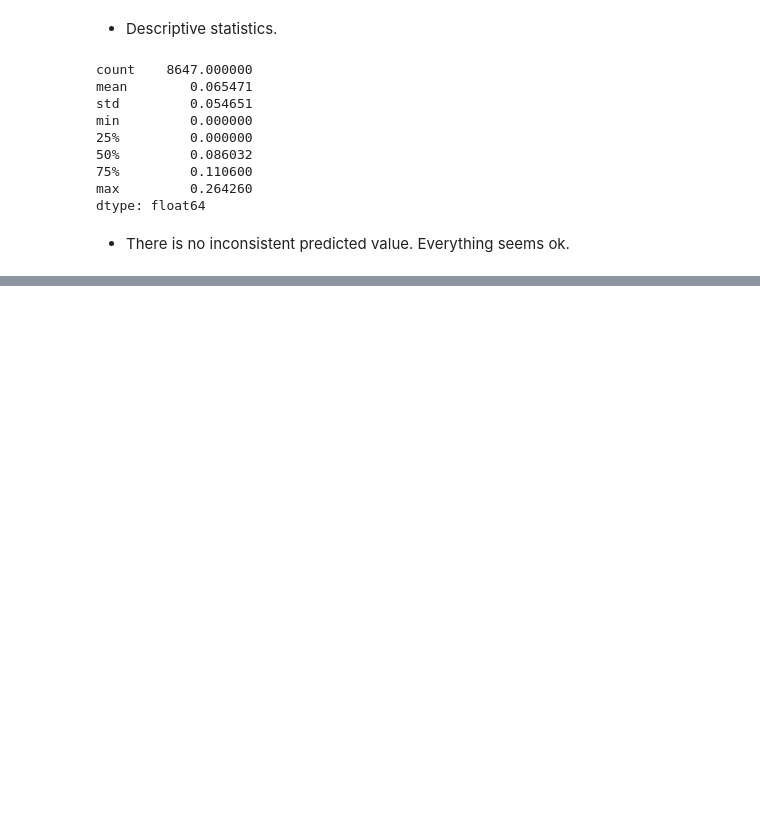
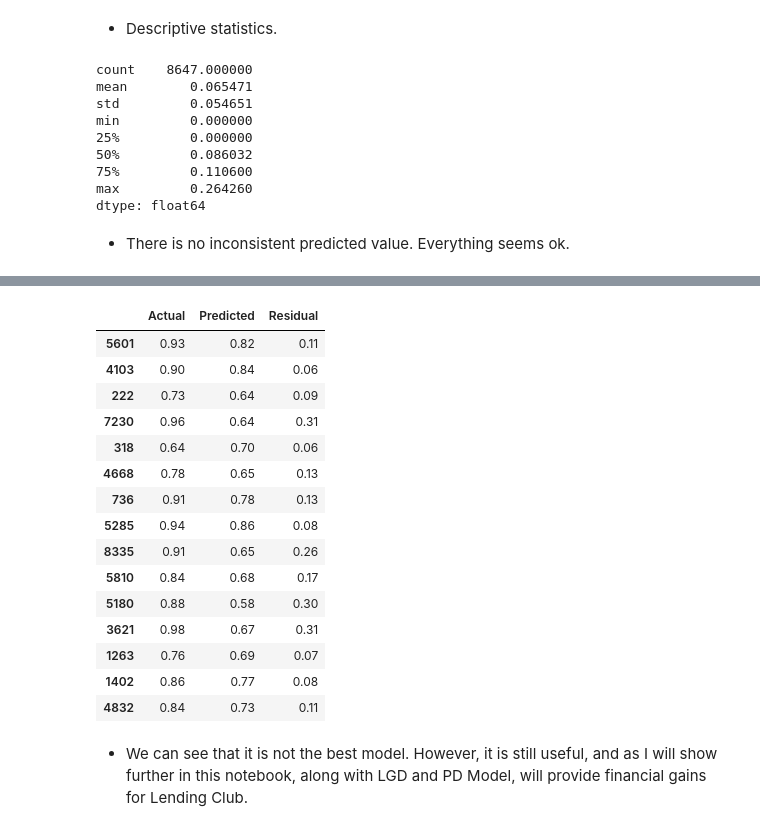
Before and after one commit to allmeidaapedro/Lending-Club-Credit-Scoring, a Jupyter notebook: notebooks/4_lgd_ead_modeling.ipynb, the cells around one changed output, grey strips where cells are left out. Saved outputs shown, nothing was run; the diff lists cells and outputs as text; code cells hidden in the pictures; blank space fills up the shorter version.

```diff
--- a/notebooks/4_lgd_ead_modeling.ipynb
+++ b/notebooks/4_lgd_ead_modeling.ipynb
@@ -560,0 +657,23 @@ dtype: float64
+# %%
+# Take a look at actual vs predicted and residual values.
+df = compare_actual_predicted_regression(y_test_ead.reset_index(drop=True), ead_pred)
+df.sample(15, random_state=42)
+# %% [output]
+|  | Actual | Predicted | Residual |
+| 5601 | 0.93 | 0.82 | 0.11 |
+| 4103 | 0.90 | 0.84 | 0.06 |
+| 222 | 0.73 | 0.64 | 0.09 |
+| 7230 | 0.96 | 0.64 | 0.31 |
+| 318 | 0.64 | 0.70 | 0.06 |
+| 4668 | 0.78 | 0.65 | 0.13 |
+| 736 | 0.91 | 0.78 | 0.13 |
+| 5285 | 0.94 | 0.86 | 0.08 |
+| 8335 | 0.91 | 0.65 | 0.26 |
+| 5810 | 0.84 | 0.68 | 0.17 |
+| 5180 | 0.88 | 0.58 | 0.30 |
+| 3621 | 0.98 | 0.67 | 0.31 |
+| 1263 | 0.76 | 0.69 | 0.07 |
+| 1402 | 0.86 | 0.77 | 0.08 |
+| 4832 | 0.84 | 0.73 | 0.11 |
+# %% [markdown]
+- We can see that it is not the best model. However, it is still useful, and as I will show further in this notebook, along with LGD and PD Model, will provide financial gains for Lending Club.
```
Also changed, not shown: parts of 19 cells of this notebook.
